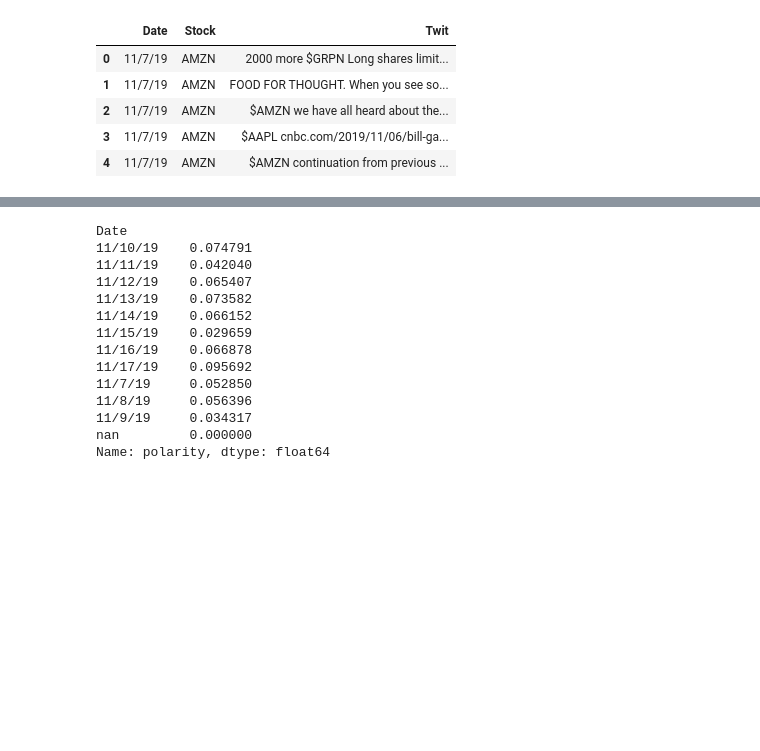
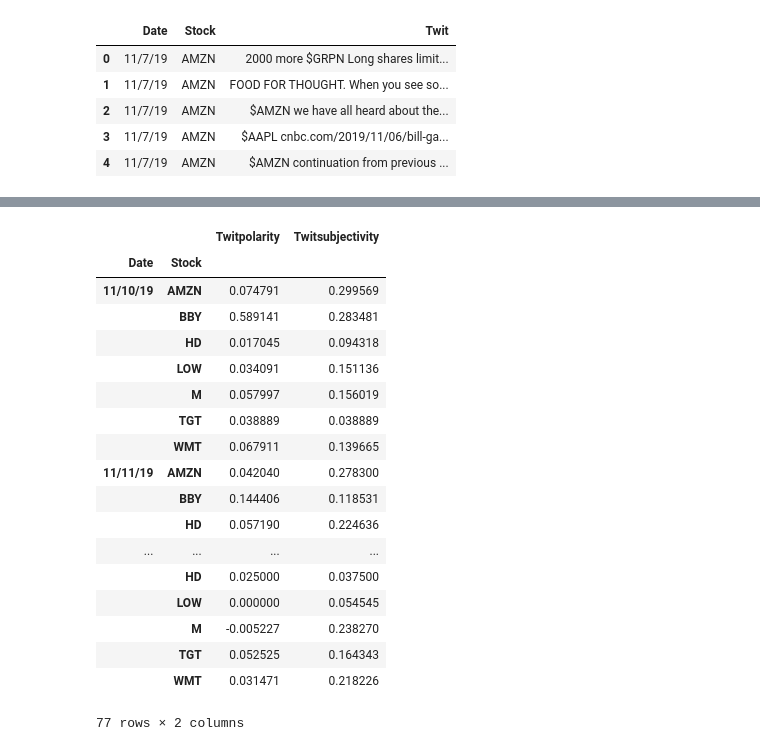
Before and after one commit to gofish1234/MachineLearning, a Jupyter notebook: Twits.ipynb, the cells around one changed output, grey strips where cells are left out. Drawn from its saved outputs; the diff is of its cells as text; code cells hidden in the pictures; blank space fills up the shorter version.

```diff
--- a/Twits.ipynb
+++ b/Twits.ipynb
@@ -46,20 +36,26 @@ df.head(100)
 | 99 | 11/7/19 | AMZN | $AMZN are you fucking kidding me?... | -0.176667 | 0.610000 |
 100 rows × 5 columns
 # %%
-Group_df = df.groupby(['Date'])['polarity'].mean()
+Group_df = df.groupby(['Date', 'Stock'])['Twitpolarity', 'Twitsubjectivity'].mean()
+Group_df.to_csv("Twit_Polarity_Subjectivity_mean.csv", index=False, header=True)
 Group_df
 # %% [output]
+|  |  | Twitpolarity | Twitsubjectivity |
+| Date | Stock |  |  |
+| 11/10/19 | AMZN | 0.074791 | 0.299569 |
+|  | BBY | 0.589141 | 0.283481 |
+|  | HD | 0.017045 | 0.094318 |
+|  | LOW | 0.034091 | 0.151136 |
+|  | M | 0.057997 | 0.156019 |
+|  | TGT | 0.038889 | 0.038889 |
+|  | WMT | 0.067911 | 0.139665 |
+| 11/11/19 | AMZN | 0.042040 | 0.278300 |
+|  | BBY | 0.144406 | 0.118531 |
+|  | HD | 0.057190 | 0.224636 |
+| ... | ... | ... | ... |
+|  | HD | 0.025000 | 0.037500 |
+|  | LOW | 0.000000 | 0.054545 |
+|  | M | -0.005227 | 0.238270 |
+|  | TGT | 0.052525 | 0.164343 |
+|  | WMT | 0.031471 | 0.218226 |
-Date
-11/10/19    0.074791
-11/11/19    0.042040
-11/12/19    0.065407
-11/13/19    0.073582
-11/14/19    0.066152
-11/15/19    0.029659
-11/16/19    0.066878
-11/17/19    0.095692
-11/7/19     0.052850
-11/8/19     0.056396
-11/9/19     0.034317
-nan         0.000000
-Name: polarity, dtype: float64
+77 rows × 2 columns
```
Also changed, not shown: parts of 5 cells of this notebook.
